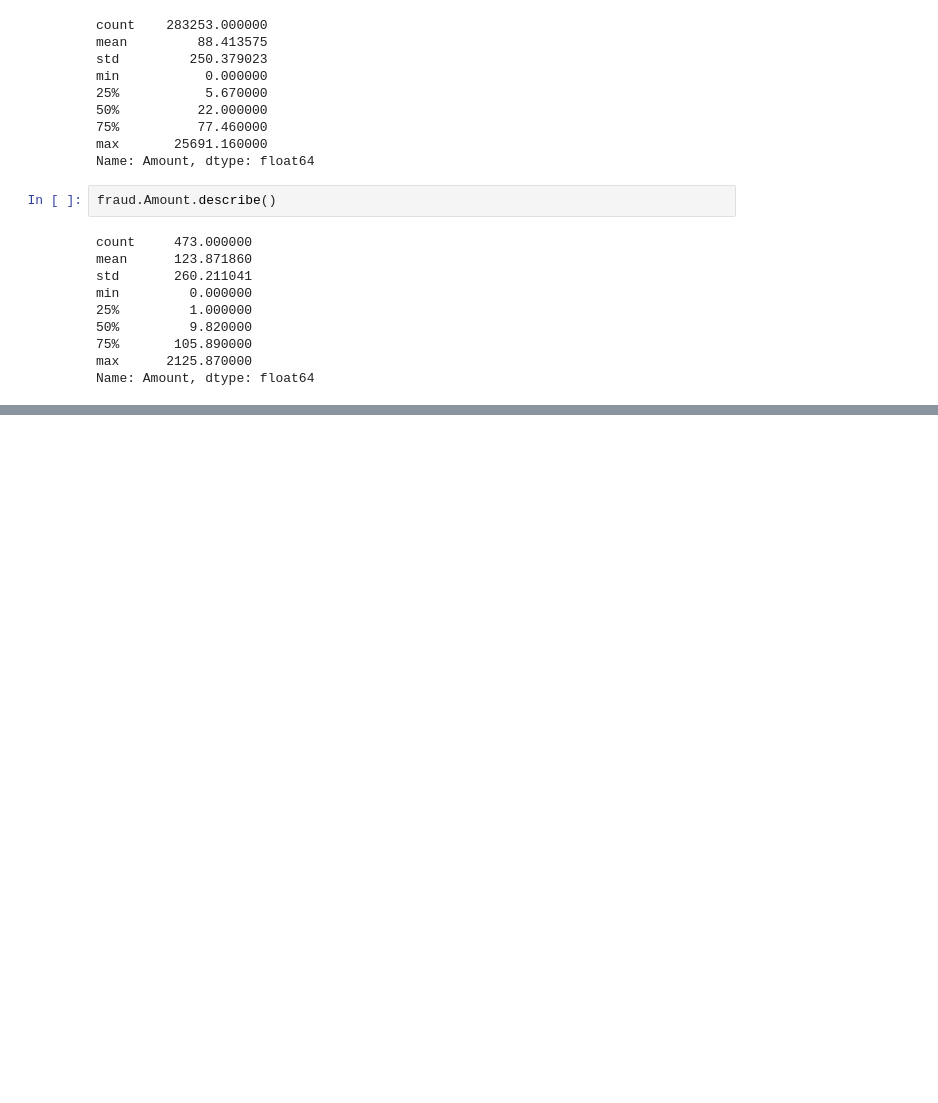
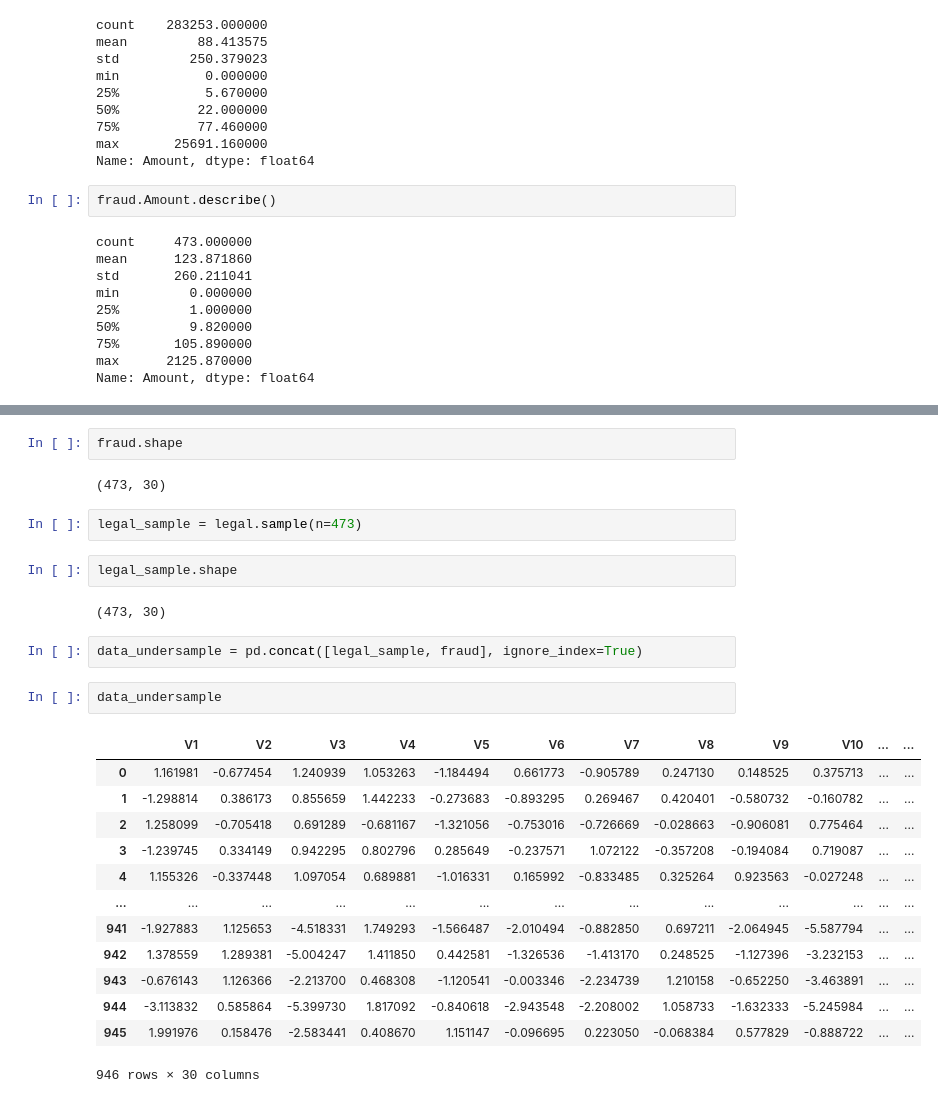
Before and after one commit to abeselom-tesfay/Credit-Card-Fraud-Transaction-Detection, a Jupyter notebook: notebooks/Credit-Card-Fraud-Transaction-Detection.ipynb, the cells around one changed output, grey strips where cells are left out. Drawn from its saved outputs; the diff is of its cells as text; blank space fills up the shorter version.

```diff
--- a/notebooks/Credit-Card-Fraud-Transaction-Detection.ipynb
+++ b/notebooks/Credit-Card-Fraud-Transaction-Detection.ipynb
@@ -148,0 +156,28 @@ Name: Amount, dtype: float64
+# %%
+fraud.shape
+# %% [output]
+(473, 30)
+# %%
+legal_sample = legal.sample(n=473)
+# %%
+legal_sample.shape
+# %% [output]
+(473, 30)
+# %%
+data_undersample = pd.concat([legal_sample, fraud], ignore_index=True)
+# %%
+data_undersample
+# %% [output]
+|  | V1 | V2 | V3 | V4 | V5 | V6 | V7 | V8 | V9 | V10 | ... | ... |
+| 0 | 1.161981 | -0.677454 | 1.240939 | 1.053263 | -1.184494 | 0.661773 | -0.905789 | 0.247130 | 0.148525 | 0.375713 | ... | ... |
+| 1 | -1.298814 | 0.386173 | 0.855659 | 1.442233 | -0.273683 | -0.893295 | 0.269467 | 0.420401 | -0.580732 | -0.160782 | ... | ... |
+| 2 | 1.258099 | -0.705418 | 0.691289 | -0.681167 | -1.321056 | -0.753016 | -0.726669 | -0.028663 | -0.906081 | 0.775464 | ... | ... |
+| 3 | -1.239745 | 0.334149 | 0.942295 | 0.802796 | 0.285649 | -0.237571 | 1.072122 | -0.357208 | -0.194084 | 0.719087 | ... | ... |
+| 4 | 1.155326 | -0.337448 | 1.097054 | 0.689881 | -1.016331 | 0.165992 | -0.833485 | 0.325264 | 0.923563 | -0.027248 | ... | ... |
+| ... | ... | ... | ... | ... | ... | ... | ... | ... | ... | ... | ... | ... |
+| 941 | -1.927883 | 1.125653 | -4.518331 | 1.749293 | -1.566487 | -2.010494 | -0.882850 | 0.697211 | -2.064945 | -5.587794 | ... | ... |
+| 942 | 1.378559 | 1.289381 | -5.004247 | 1.411850 | 0.442581 | -1.326536 | -1.413170 | 0.248525 | -1.127396 | -3.232153 | ... | ... |
+| 943 | -0.676143 | 1.126366 | -2.213700 | 0.468308 | -1.120541 | -0.003346 | -2.234739 | 1.210158 | -0.652250 | -3.463891 | ... | ... |
+| 944 | -3.113832 | 0.585864 | -5.399730 | 1.817092 | -0.840618 | -2.943548 | -2.208002 | 1.058733 | -1.632333 | -5.245984 | ... | ... |
+| 945 | 1.991976 | 0.158476 | -2.583441 | 0.408670 | 1.151147 | -0.096695 | 0.223050 | -0.068384 | 0.577829 | -0.888722 | ... | ... |
+946 rows × 30 columns
```
Also changed, not shown: parts of 1 cell of this notebook.
